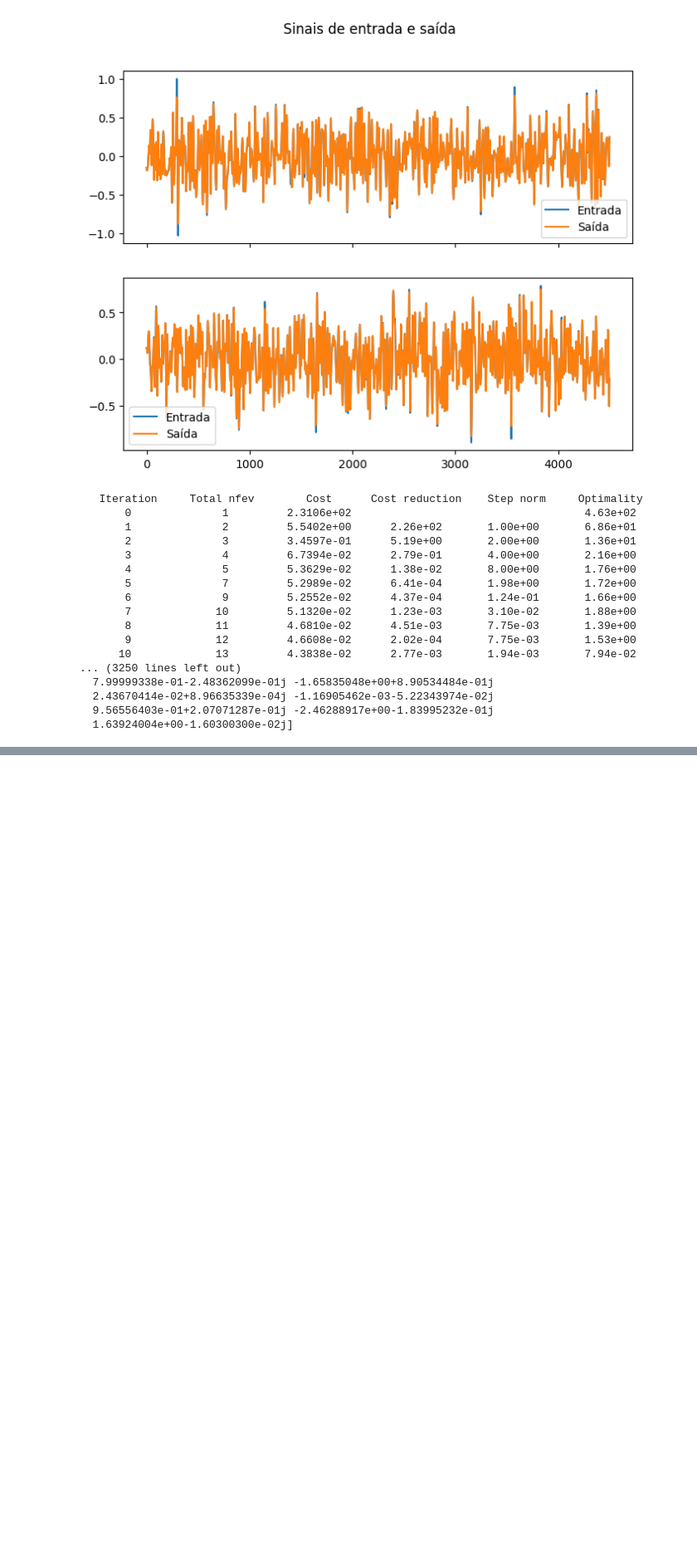
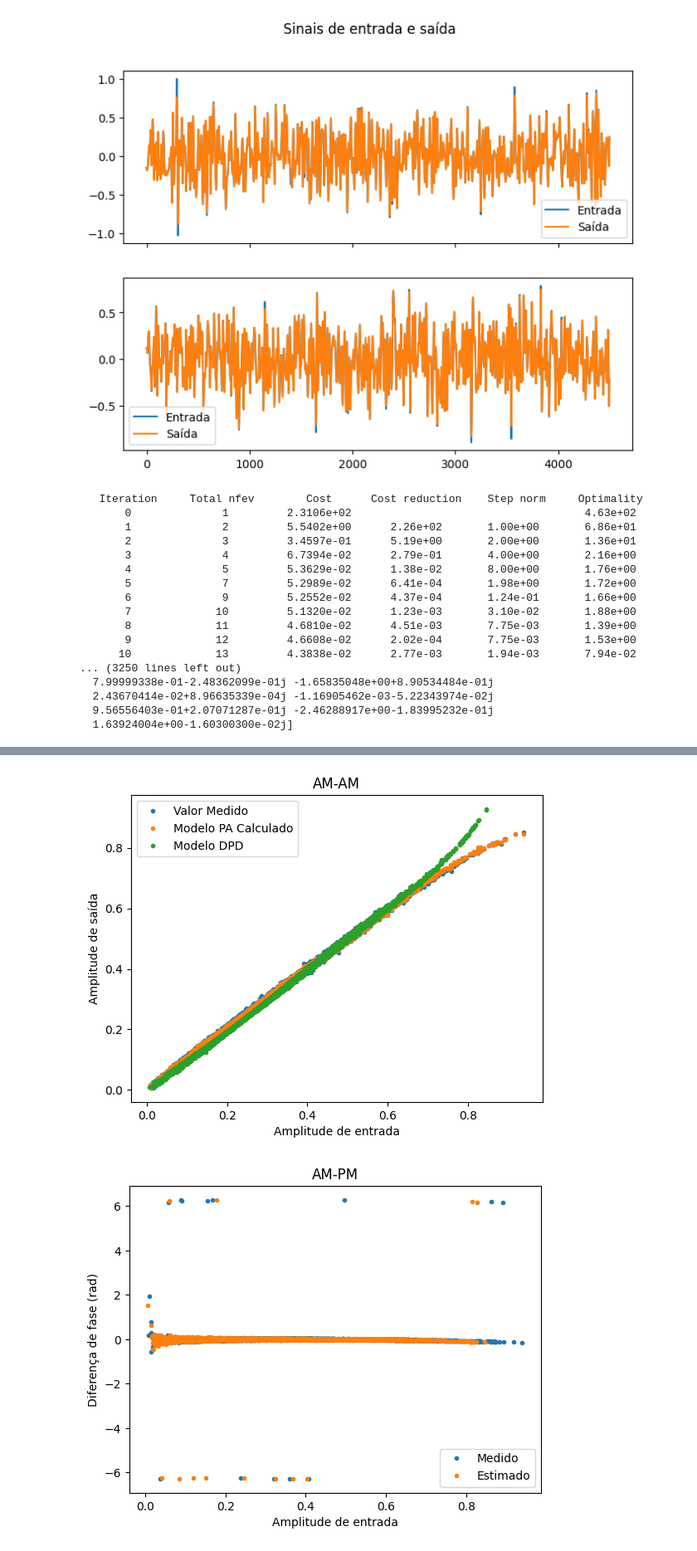
Before and after one commit to Je-Leo-AS/DPD, a Jupyter notebook: M7 Coeficientes vhdl.ipynb, the cells around one changed output, grey strips where cells are left out. Shown at 83% size. Saved outputs shown, nothing was run; the diff lists cells and outputs as text; code cells hidden in the pictures; blank space fills up the shorter version.

```diff
--- a/M7 Coeficientes vhdl.ipynb
+++ b/M7 Coeficientes vhdl.ipynb
@@ -232,0 +176,7 @@ modulo_preservando_sinal(-5, 3)
+# %%
+coefficients_norm_pa = extract_coefficients(in_ext_norm, out_ext_norm, M, P)
+
+# calculo dos coeficientes do modelo do PA
+predicted_ext_PA = mp_model(in_ext_norm, coefficients_norm_pa, P, M)
+
+coefficients_norm_DPD = extract_coefficients(predicted_ext_PA, in_ext_norm, M, P)
@@ -232,0 +201,31 @@ modulo_preservando_sinal(-5, 3)
+# %%
+# saida estimada da cascata
+predicted_val_PA_norm = mp_model(in_val_norm, coefficients_norm_pa, P, M)
+
+predicted_val_DPD_norm = mp_model(predicted_val_PA_norm, coefficients_norm_DPD, P, M)
+
+# Gráficos AM-AM e AM-PM
+plt.figure()
+plt.plot(np.abs(in_val_norm), np.abs(out_val_norm), '.', label='Valor Medido')
+plt.plot(np.abs(in_val_norm.flatten()), np.abs(predicted_val_PA_norm.flatten()), '.', label='Modelo PA Calculado')
+plt.plot(np.abs(predicted_val_PA_norm.flatten()), np.abs(predicted_val_DPD_norm.flatten()), '.', label='Modelo DPD')
+# plt.xlim([0, 1.5])
+# plt.ylim([0, 1.5])
+
+plt.xlabel('Amplitude de entrada')
+plt.ylabel('Amplitude de saída')
+plt.title('AM-AM')
+plt.legend()
+
+plt.figure()
+plt.plot(np.abs(in_val_norm), np.angle(out_val_norm).flatten() - np.angle(in_val_norm).flatten(), '.', label='Medido')
+plt.plot(np.abs(predicted_val_PA_norm), np.angle(predicted_val_PA_norm).flatten() - np.angle(in_val_norm).flatten(), '.', label='Estimado')
+# plt.plot(np.abs(predicted_val_PA[M:]), np.angle(predicted_val_DPD)-np.angle(predicted_val_PA[M:]), '.', label='Estimado')
+plt.xlabel('Amplitude de entrada')
+plt.ylabel('Diferença de fase (rad)')
+plt.title('AM-PM')
+plt.legend()
+plt.show()
+# %% [output]
+[figure, added]
+[figure, added]
```
Also changed, not shown: parts of 18 cells of this notebook, 5 other files.
